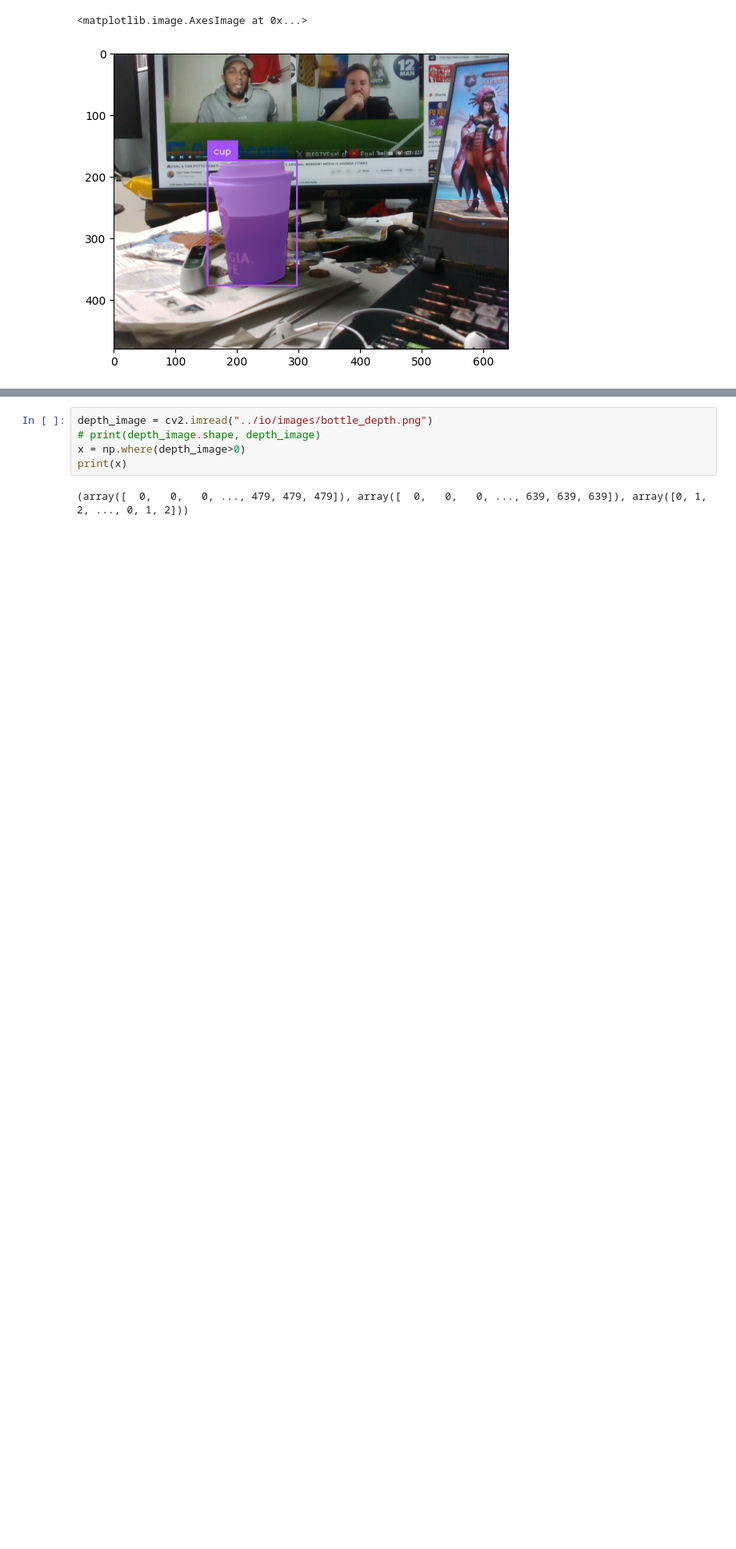
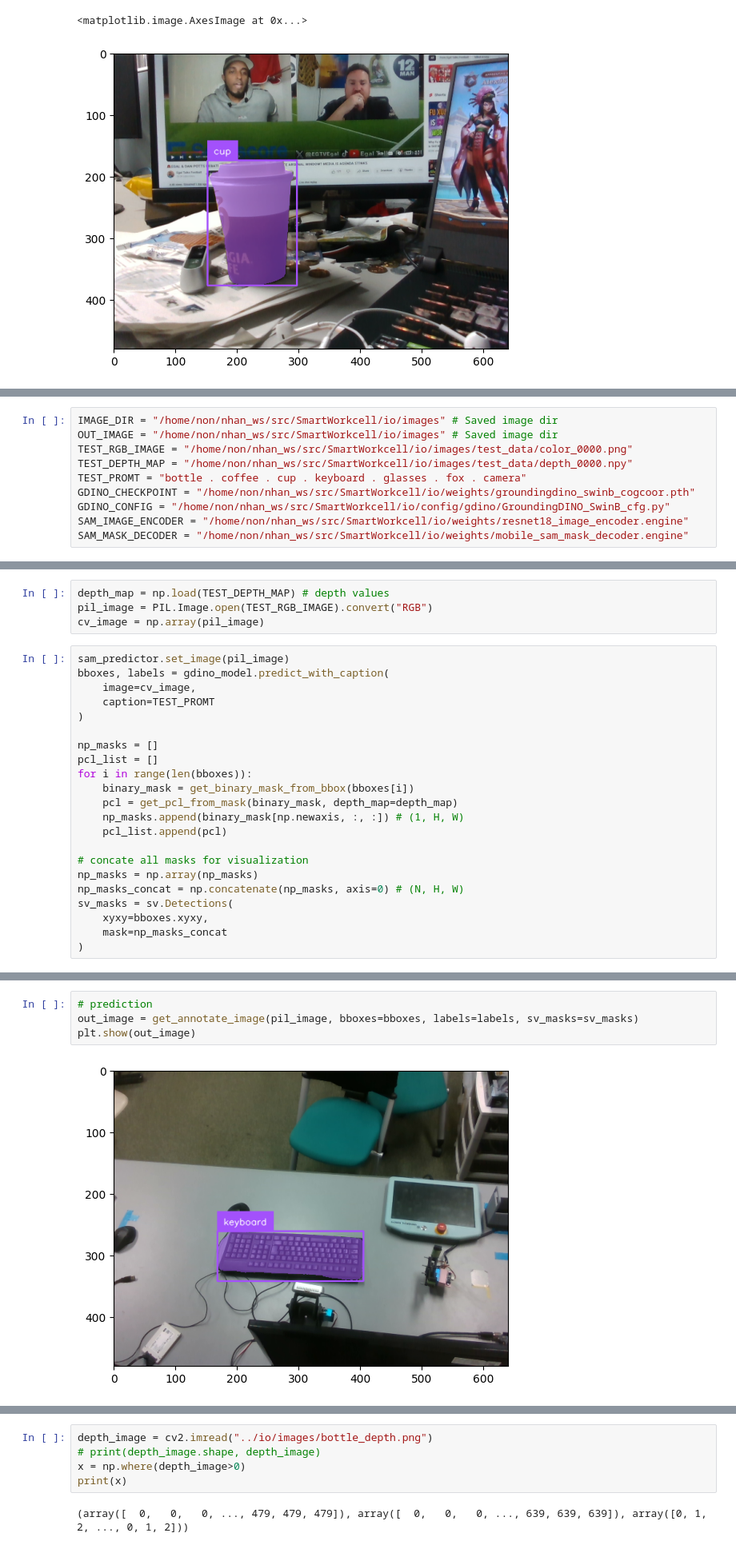
Before and after one commit to norman-nhan/SmartWorkcell, a Jupyter notebook: gdino_nanosam_test.ipynb, the cells around one changed output, grey strips where cells are left out. Shown: that part at 80% size. Drawn from its saved outputs; the diff is of its cells as text; blank space fills up the shorter version.

```diff
--- a/gdino_nanosam_test.ipynb
+++ b/gdino_nanosam_test.ipynb
@@ -95,0 +112,10 @@ ys: 21388, [174 174 174 ... 377 377 377], xs: 21388 [231 232 233 ... 221 222 223
+# %%
+IMAGE_DIR = "/home/non/nhan_ws/src/SmartWorkcell/io/images" # Saved image dir
+OUT_IMAGE = "/home/non/nhan_ws/src/SmartWorkcell/io/images" # Saved image dir
+TEST_RGB_IMAGE = "/home/non/nhan_ws/src/SmartWorkcell/io/images/test_data/color_0000.png"
+TEST_DEPTH_MAP = "/home/non/nhan_ws/src/SmartWorkcell/io/images/test_data/depth_0000.npy"
+TEST_PROMT = "bottle . coffee . cup . keyboard . glasses . fox . camera"
+GDINO_CHECKPOINT = "/home/non/nhan_ws/src/SmartWorkcell/io/weights/groundingdino_swinb_cogcoor.pth"
+GDINO_CONFIG = "/home/non/nhan_ws/src/SmartWorkcell/io/config/gdino/GroundingDINO_SwinB_cfg.py"
+SAM_IMAGE_ENCODER = "/home/non/nhan_ws/src/SmartWorkcell/io/weights/resnet18_image_encoder.engine"
+SAM_MASK_DECODER = "/home/non/nhan_ws/src/SmartWorkcell/io/weights/mobile_sam_mask_decoder.engine"
@@ -95,0 +205,26 @@ ys: 21388, [174 174 174 ... 377 377 377], xs: 21388 [231 232 233 ... 221 222 223
+# %%
+depth_map = np.load(TEST_DEPTH_MAP) # depth values
+pil_image = PIL.Image.open(TEST_RGB_IMAGE).convert("RGB")
+cv_image = np.array(pil_image)
+# %%
+sam_predictor.set_image(pil_image)
+bboxes, labels = gdino_model.predict_with_caption(
+    image=cv_image,
+    caption=TEST_PROMT
+)
+
+np_masks = []
+pcl_list = []
+for i in range(len(bboxes)):
+    binary_mask = get_binary_mask_from_bbox(bboxes[i])
+    pcl = get_pcl_from_mask(binary_mask, depth_map=depth_map)
+    np_masks.append(binary_mask[np.newaxis, :, :]) # (1, H, W)
+    pcl_list.append(pcl)
+
+# concate all masks for visualization
+np_masks = np.array(np_masks)
+np_masks_concat = np.concatenate(np_masks, axis=0) # (N, H, W)
+sv_masks = sv.Detections(
+    xyxy=bboxes.xyxy,
+    mask=np_masks_concat
+)
@@ -95,0 +244,6 @@ ys: 21388, [174 174 174 ... 377 377 377], xs: 21388 [231 232 233 ... 221 222 223
+# %%
+# prediction
+out_image = get_annotate_image(pil_image, bboxes=bboxes, labels=labels, sv_masks=sv_masks)
+plt.show(out_image)
+# %% [output]
+[figure, added]
```
Also changed, not shown: parts of 25 cells of this notebook, 2 other files.
